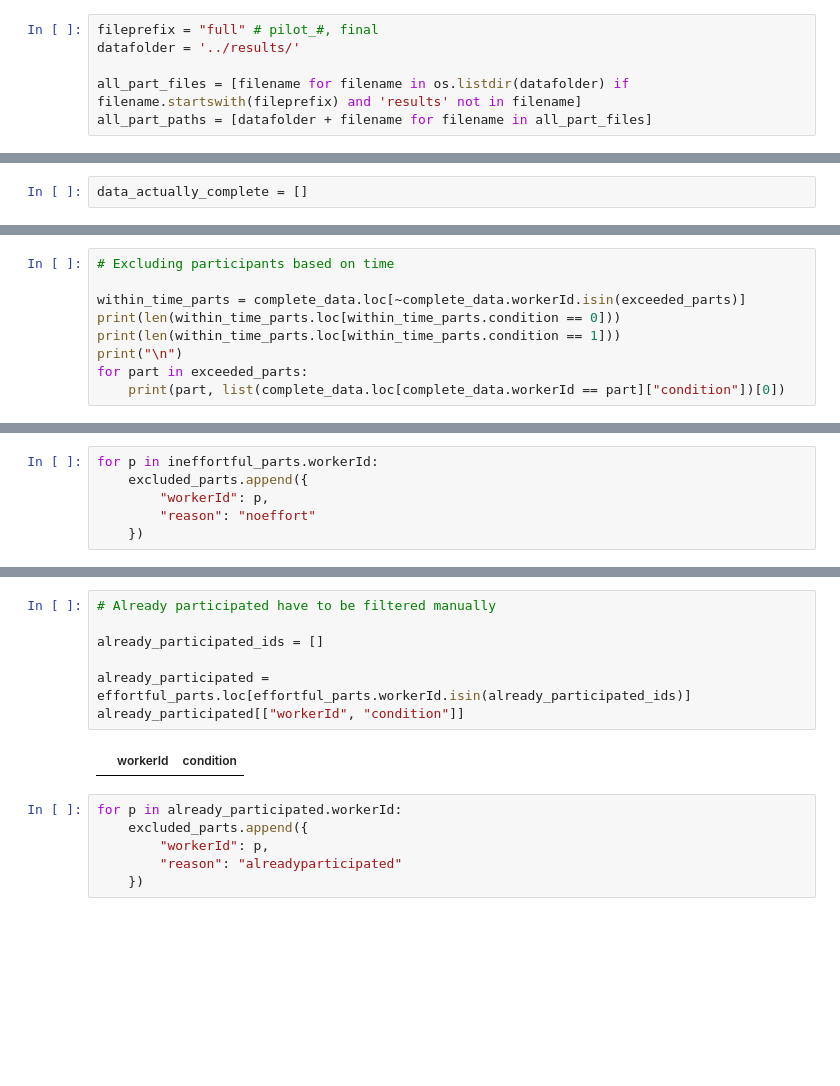
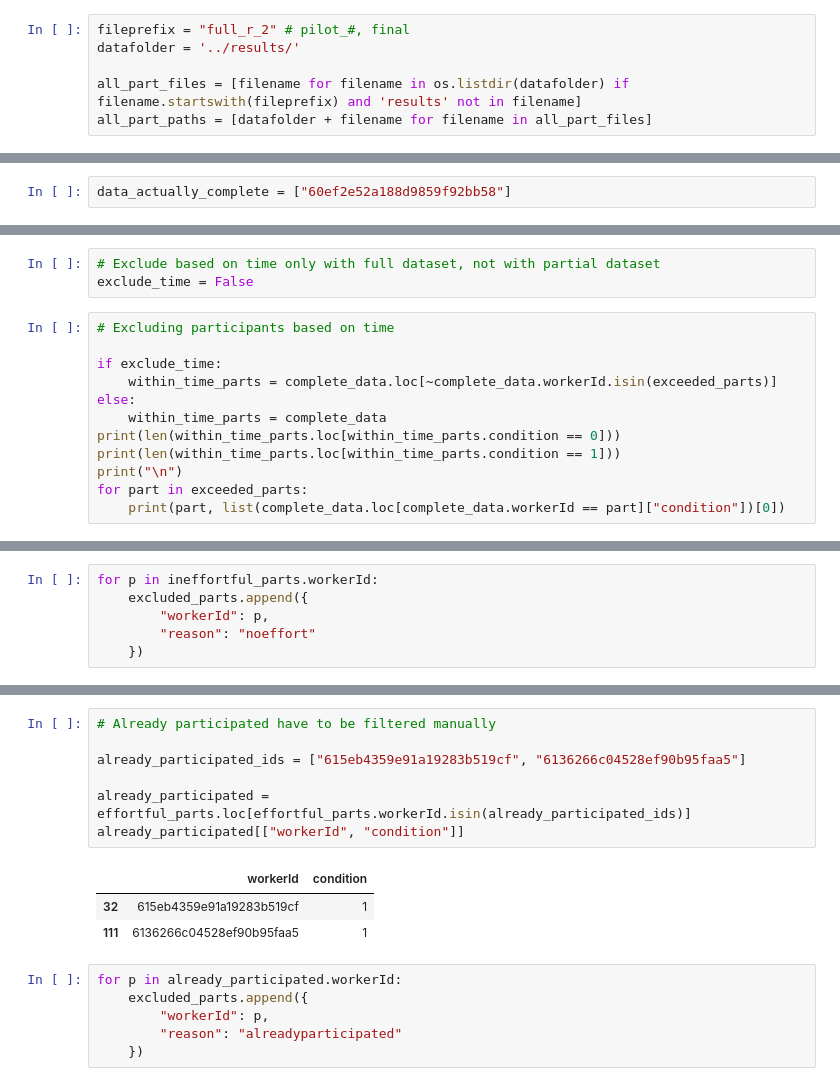
Before and after one commit to srinidhisrinivas/mcl-misalignment-mouselab, a Jupyter notebook: analysis/Preprocessing + Pilot Analysis.ipynb, the cells around one changed output, grey strips where cells are left out. Cells and saved outputs as stored; diff of their text form; blank space fills up the shorter version.

```diff
--- a/analysis/Preprocessing + Pilot Analysis.ipynb
+++ b/analysis/Preprocessing + Pilot Analysis.ipynb
@@ -77,7 +77,7 @@ len(part_data.keys())
 # %% [markdown]
 # Reading Data from Already Created Participant Data Files
 # %%
-fileprefix = "full" # pilot_#, final
+fileprefix = "full_r_2" # pilot_#, final
 datafolder = '../results/'
 
 all_part_files = [filename for filename in os.listdir(datafolder) if filename.startswith(fileprefix) and 'results' not in filename]
@@ -533,5 +575,5 @@ eligible
 # %%
-data_actually_complete = []
+data_actually_complete = ["60ef2e52a188d9859f92bb58"]
 # %%
 incomplete_data = eligible.loc[(eligible.psiturkStatus != 3) & (~eligible.workerId.isin(data_actually_complete))]
 print(len(incomplete_data))
@@ -805,7 +832,13 @@ Median: 32.825
+# %%
+# Exclude based on time only with full dataset, not with partial dataset
+exclude_time = False
 # %%
 # Excluding participants based on time
 
-within_time_parts = complete_data.loc[~complete_data.workerId.isin(exceeded_parts)]
+if exclude_time:
+    within_time_parts = complete_data.loc[~complete_data.workerId.isin(exceeded_parts)]
+else:
+    within_time_parts = complete_data
 print(len(within_time_parts.loc[within_time_parts.condition == 0]))
 print(len(within_time_parts.loc[within_time_parts.condition == 1]))
 print("\n")
@@ -853,12 +896,14 @@ for idx, (workerId, ans) in effortful_parts[["workerId","alreadyParticipated"]].
 # %%
 # Already participated have to be filtered manually
 
-already_participated_ids = []
+already_participated_ids = ["615eb4359e91a19283b519cf", "6136266c04528ef90b95faa5"]
 
 already_participated = effortful_parts.loc[effortful_parts.workerId.isin(already_participated_ids)]
 already_participated[["workerId", "condition"]]
 # %% [output]
 |  | workerId | condition |
+| 32 | 615eb4359e91a19283b519cf | 1 |
+| 111 | 6136266c04528ef90b95faa5 | 1 |
 # %%
 for p in already_participated.workerId:
     excluded_parts.append({
```
Also changed, not shown: parts of 42 cells of this notebook, 2 other files.
